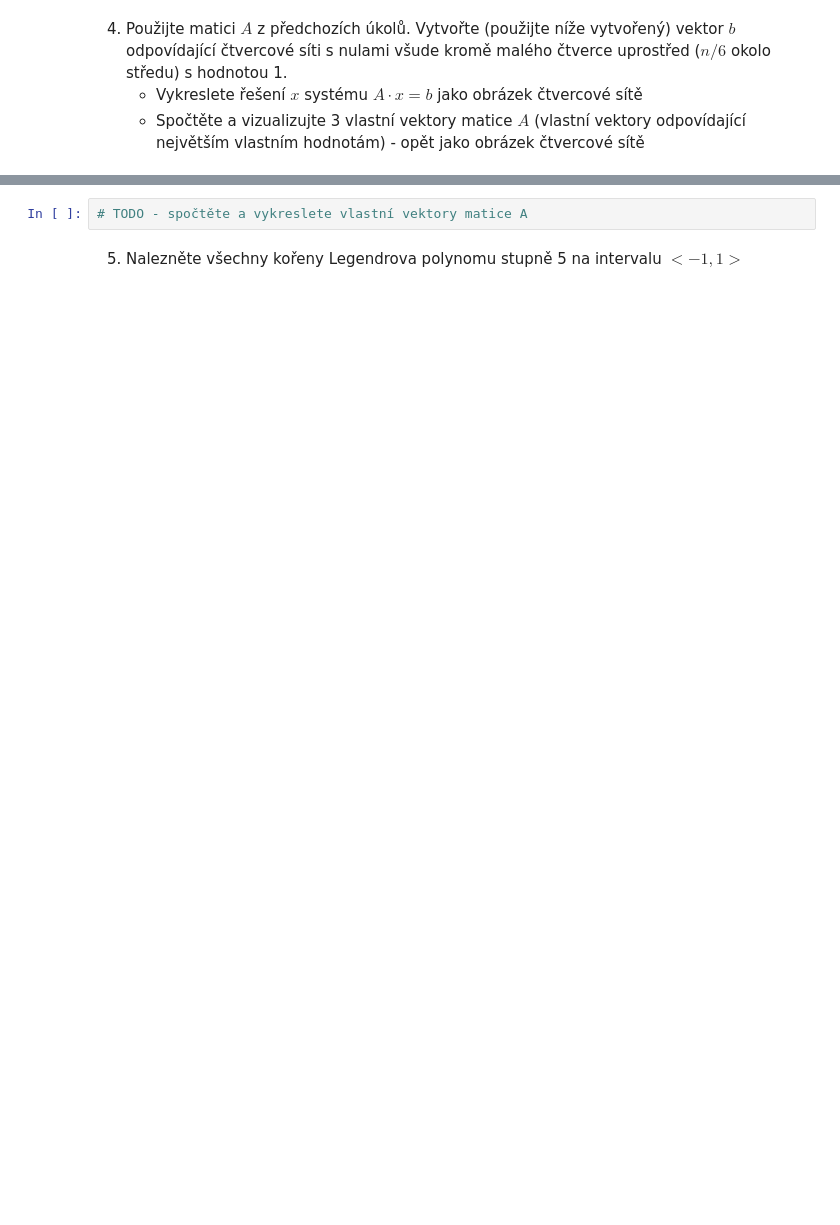
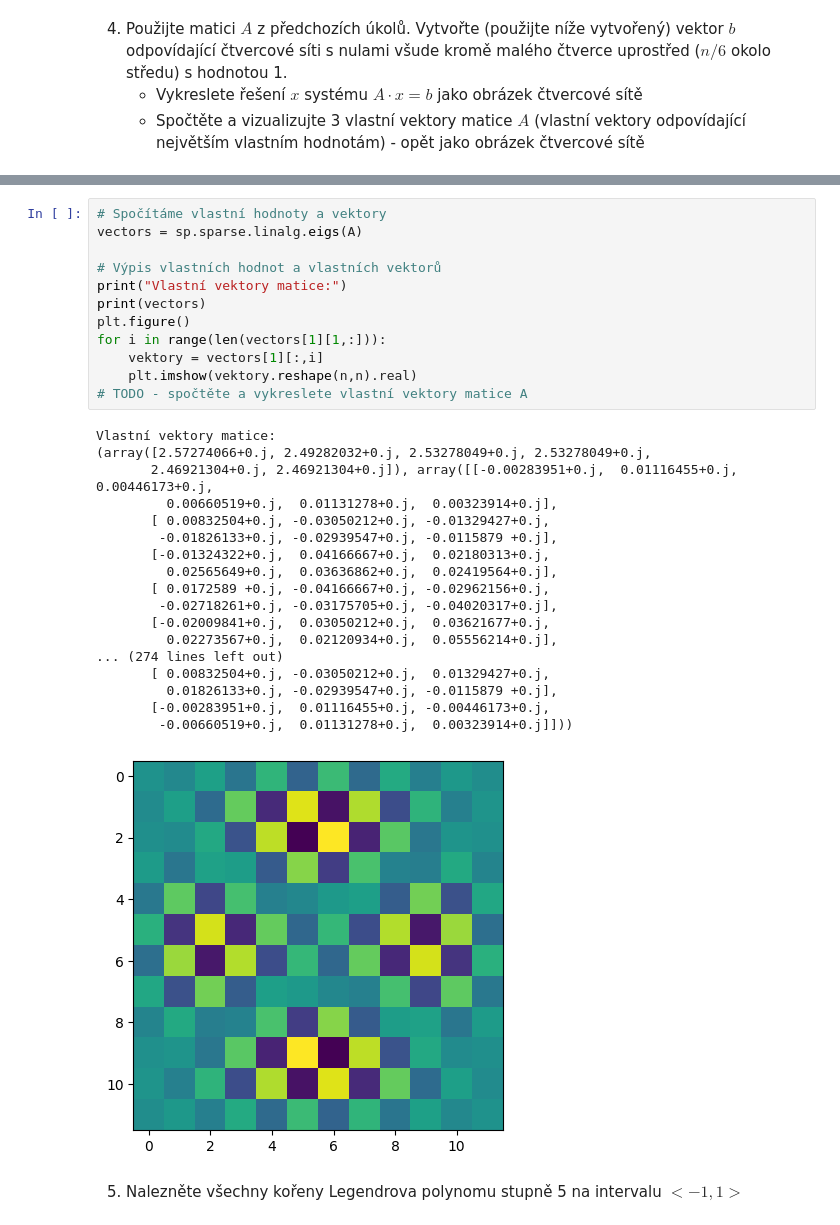
Before and after one commit to vin0048/ukoly, a Jupyter notebook: 05_ukoly.ipynb, the cells around one changed output, grey strips where cells are left out. Saved outputs shown, nothing was run; the diff lists cells and outputs as text; blank space fills up the shorter version.

```diff
--- a/05_ukoly.ipynb
+++ b/05_ukoly.ipynb
@@ -140,4 +194,33 @@ import scipy as sp
-# %%
-# TODO - spočtěte a vykreslete vlastní vektory matice A
+# %%
+# Spočítáme vlastní hodnoty a vektory
+vectors = sp.sparse.linalg.eigs(A)
+
+# Výpis vlastních hodnot a vlastních vektorů
+print("Vlastní vektory matice:")
+print(vectors)
+plt.figure()
+for i in range(len(vectors[1][1,:])):
+    vektory = vectors[1][:,i]
+    plt.imshow(vektory.reshape(n,n).real)
+# TODO - spočtěte a vykreslete vlastní vektory matice A
+# %% [output]
+Vlastní vektory matice:
+(array([2.57274066+0.j, 2.49282032+0.j, 2.53278049+0.j, 2.53278049+0.j,
+       2.46921304+0.j, 2.46921304+0.j]), array([[-0.00283951+0.j,  0.01116455+0.j,  0.00446173+0.j,
+         0.00660519+0.j,  0.01131278+0.j,  0.00323914+0.j],
+       [ 0.00832504+0.j, -0.03050212+0.j, -0.01329427+0.j,
+        -0.01826133+0.j, -0.02939547+0.j, -0.0115879 +0.j],
+       [-0.01324322+0.j,  0.04166667+0.j,  0.02180313+0.j,
+         0.02565649+0.j,  0.03636862+0.j,  0.02419564+0.j],
+       [ 0.0172589 +0.j, -0.04166667+0.j, -0.02962156+0.j,
+        -0.02718261+0.j, -0.03175705+0.j, -0.04020317+0.j],
+       [-0.02009841+0.j,  0.03050212+0.j,  0.03621677+0.j,
+         0.02273567+0.j,  0.02120934+0.j,  0.05556214+0.j],
+... (274 lines left out)
+       [ 0.00832504+0.j, -0.03050212+0.j,  0.01329427+0.j,
+         0.01826133+0.j, -0.02939547+0.j, -0.0115879 +0.j],
+       [-0.00283951+0.j,  0.01116455+0.j, -0.00446173+0.j,
+        -0.00660519+0.j,  0.01131278+0.j,  0.00323914+0.j]]))
+[figure, added]
 # %% [markdown]
 5. Nalezněte všechny kořeny Legendrova polynomu stupně 5 na intervalu $<-1,1>$
```
Also changed, not shown: parts of 13 cells of this notebook, 1 other file.
